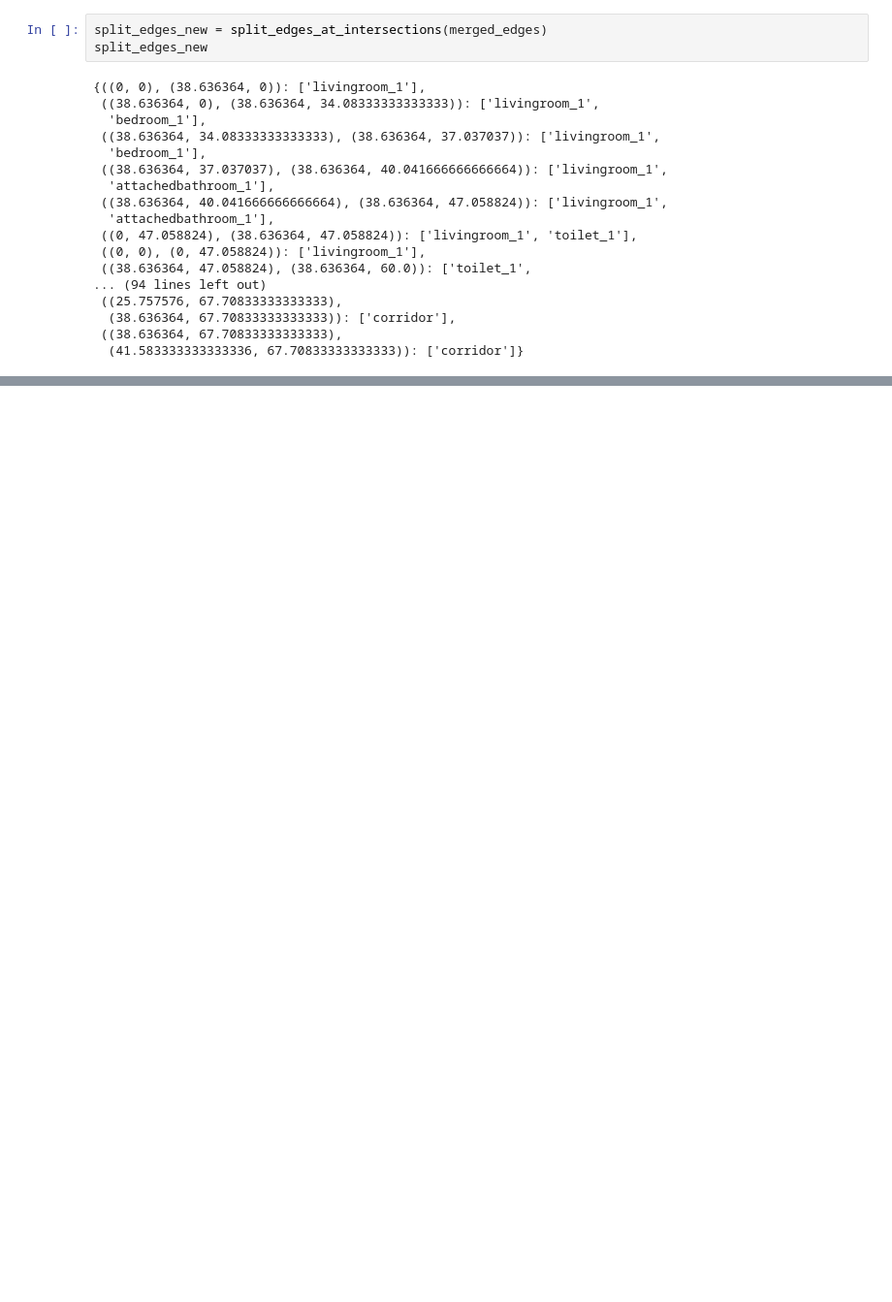
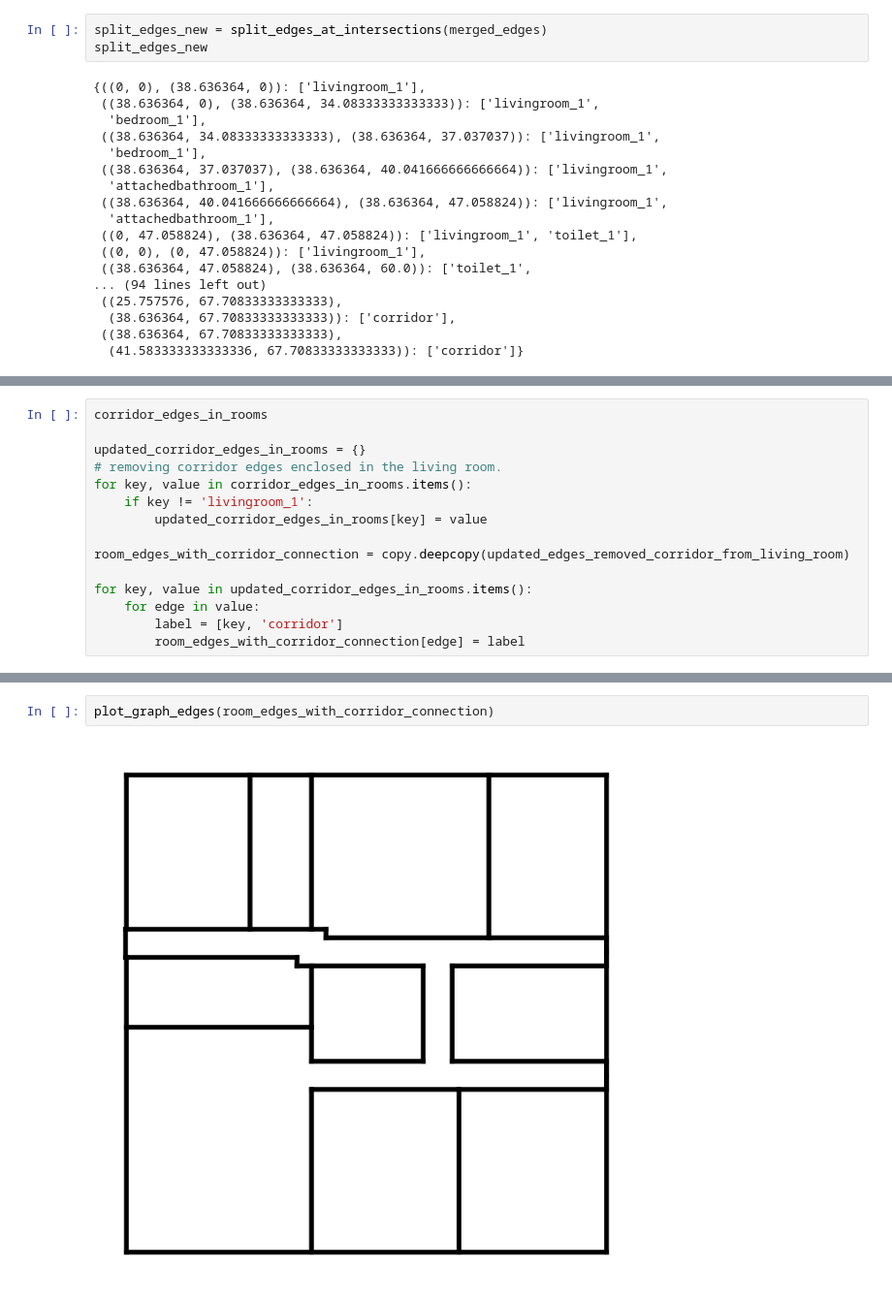
Before and after one commit to Haseeb98-Git/VoiceArchi-FYP, a Jupyter notebook: src/dummy-csp.ipynb, the cells around one changed output, grey strips where cells are left out. Shown at 97% size. Saved outputs shown, nothing was run; the diff lists cells and outputs as text; blank space fills up the shorter version.

```diff
--- a/src/dummy-csp.ipynb
+++ b/src/dummy-csp.ipynb
@@ -1580,0 +1286,15 @@ room_edges
+# %%
+corridor_edges_in_rooms
+
+updated_corridor_edges_in_rooms = {}
+# removing corridor edges enclosed in the living room.
+for key, value in corridor_edges_in_rooms.items():
+    if key != 'livingroom_1':
+        updated_corridor_edges_in_rooms[key] = value
+
+room_edges_with_corridor_connection = copy.deepcopy(updated_edges_removed_corridor_from_living_room)
+
+for key, value in updated_corridor_edges_in_rooms.items():
+    for edge in value:
+        label = [key, 'corridor']
+        room_edges_with_corridor_connection[edge] = label
@@ -1580,0 +1321,4 @@ room_edges
+# %%
+plot_graph_edges(room_edges_with_corridor_connection)
+# %% [output]
+[figure, added]
```
Also changed, not shown: parts of 60 cells of this notebook, 2 other files.
